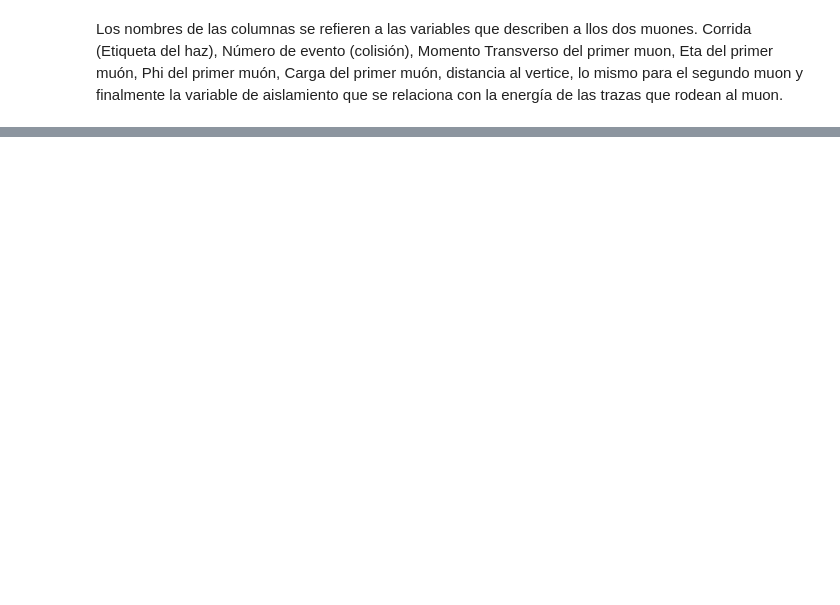
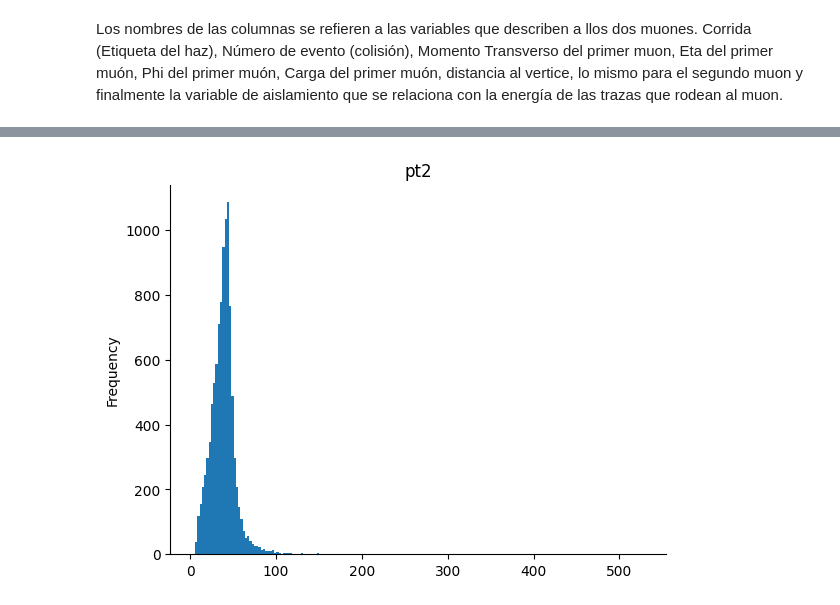
Before and after one commit to ProgramasParaFisicaDeParticulas/lecturadecvsopendatacvsfiles-Jorge-1501, a Jupyter notebook: LeyendoCSVDelOpendataDelCMS.ipynb, the cells around one changed output, grey strips where cells are left out. Drawn from its saved outputs; the diff is of its cells as text; code cells hidden in the pictures; blank space fills up the shorter version.

```diff
--- a/LeyendoCSVDelOpendataDelCMS.ipynb
+++ b/LeyendoCSVDelOpendataDelCMS.ipynb
@@ -68,0 +133,7 @@ Los nombres de las columnas se refieren a las variables que describen a llos dos
+# %%
+# @title pt2
+
+particles['pt2'].plot(kind='hist', bins=200, title='pt2')
+plt.gca().spines[['top', 'right',]].set_visible(False)
+# %% [output]
+[figure, added]
```
Also changed, not shown: parts of 30 cells of this notebook.
